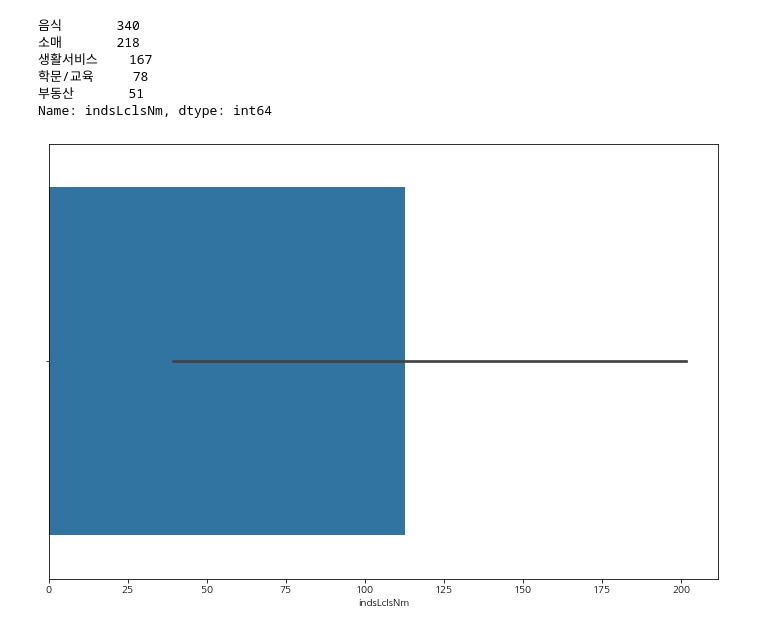
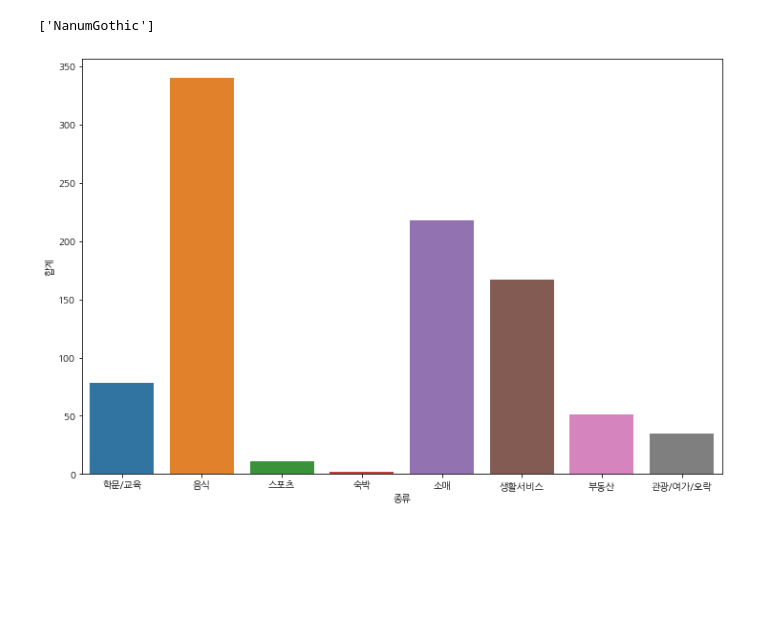
Before and after one commit to hjch0211/2022_SSU_DataSienece_study, a Jupyter notebook: 기말프로젝트/막대그래프 practice.ipynb, the cells around one changed output. Cells and saved outputs as stored; diff of their text form; code cells hidden in the pictures; blank space fills up the shorter version.

```diff
--- a/기말프로젝트/막대그래프 practice.ipynb
+++ b/기말프로젝트/막대그래프 practice.ipynb
@@ -1,27 +1,27 @@
 # %%
 import pandas as pd
 import matplotlib.pyplot as plt
 import seaborn as sns
 
+plt.rc('font', family='NanumGothic')
+print(plt.rcParams['font.family'])
+
 
 soongsil= pd.read_csv('soongsil.csv', encoding = 'cp949', engine = 'python')
 soongsil_bar=soongsil['indsLclsNm'].value_counts()
-soongsil_bar.head()
+soongsildf=pd.DataFrame(soongsil_bar)
+soongsildf1=soongsildf.reset_index()
+soongsildf1.rename(columns={"index": "종류","indsLclsNm":"합계"}, inplace=True)
+
+plt.figure(figsize=(12,8))  #size 조절
+plt.xticks(rotation = 0)  #x축 조절
+
+sns.barplot(
+data = soongsildf1.sort_values(by="종류", ascending=False),
+x = "종류",
+y = "합계"
+)
+plt.show()
 # %% [output]
-음식       340
-소매       218
-생활서비스    167
-학문/교육     78
-부동산       51
-Name: indsLclsNm, dtype: int64
+['NanumGothic']
+[figure, added]
-# %%
-plt.figure(figsize=(12,8))  #size 조절
-plt.xticks(rotation = 0)  #x축 조절
-
-sns.barplot(
-data = soongsil_df.sort_values(by='indsLclsNm', ascending=False),
-x = "indsLclsNm",
-)
-plt.show()
-# %% [output]
-[figure, removed]
```
Also changed, not shown: parts of 5 cells of this notebook.
